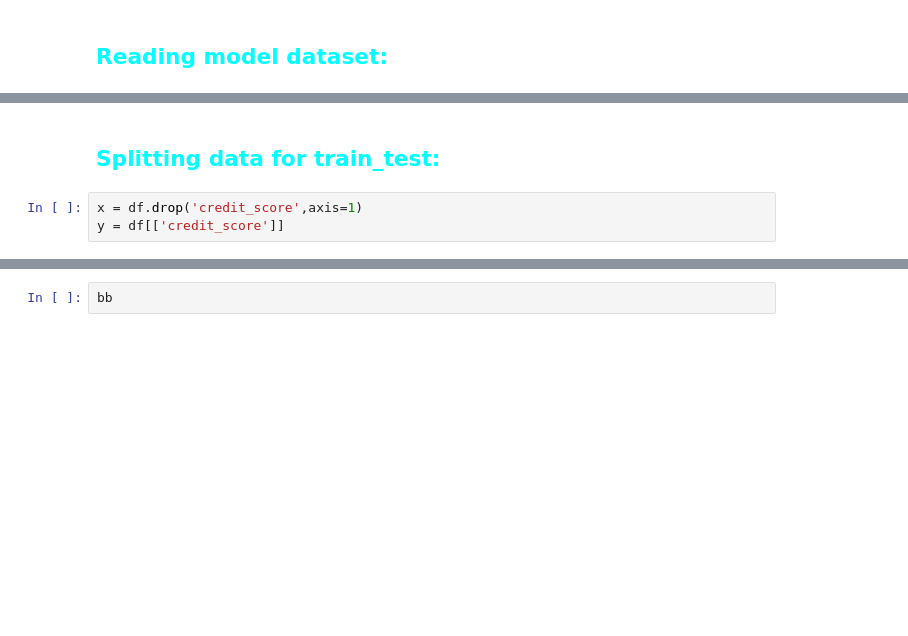
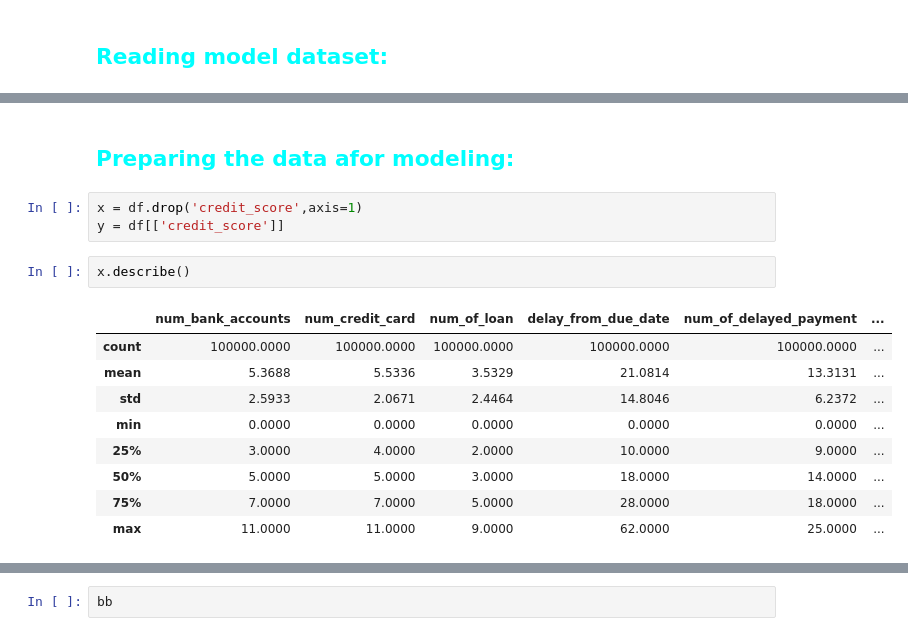
Before and after one commit to Santhosh-Analytics/Banking_Analytics, a Jupyter notebook: Classification.ipynb, the cells around one changed output, grey strips where cells are left out. Cells and saved outputs as stored; diff of their text form; blank space fills up the shorter version.

```diff
--- a/Classification.ipynb
+++ b/Classification.ipynb
@@ -51,5 +103,17 @@ DD=pd.crosstab(df4['status'],df4['item_type'],margins=False)
 # %% [markdown]
-## <span style="color:Aqua;">Splitting data for train_test:</span>
+## <span style="color:Aqua;">Preparing the data afor modeling:</span>
 # %%
 x = df.drop('credit_score',axis=1)
 y = df[['credit_score']]
+# %%
+x.describe()
+# %% [output]
+|  | num_bank_accounts | num_credit_card | num_of_loan | delay_from_due_date | num_of_delayed_payment | ... |
+| count | 100000.0000 | 100000.0000 | 100000.0000 | 100000.0000 | 100000.0000 | ... |
+| mean | 5.3688 | 5.5336 | 3.5329 | 21.0814 | 13.3131 | ... |
+| std | 2.5933 | 2.0671 | 2.4464 | 14.8046 | 6.2372 | ... |
+| min | 0.0000 | 0.0000 | 0.0000 | 0.0000 | 0.0000 | ... |
+| 25% | 3.0000 | 4.0000 | 2.0000 | 10.0000 | 9.0000 | ... |
+| 50% | 5.0000 | 5.0000 | 3.0000 | 18.0000 | 14.0000 | ... |
+| 75% | 7.0000 | 7.0000 | 5.0000 | 28.0000 | 18.0000 | ... |
+| max | 11.0000 | 11.0000 | 9.0000 | 62.0000 | 25.0000 | ... |
```
Also changed, not shown: parts of 32 cells of this notebook, 1 other file.
